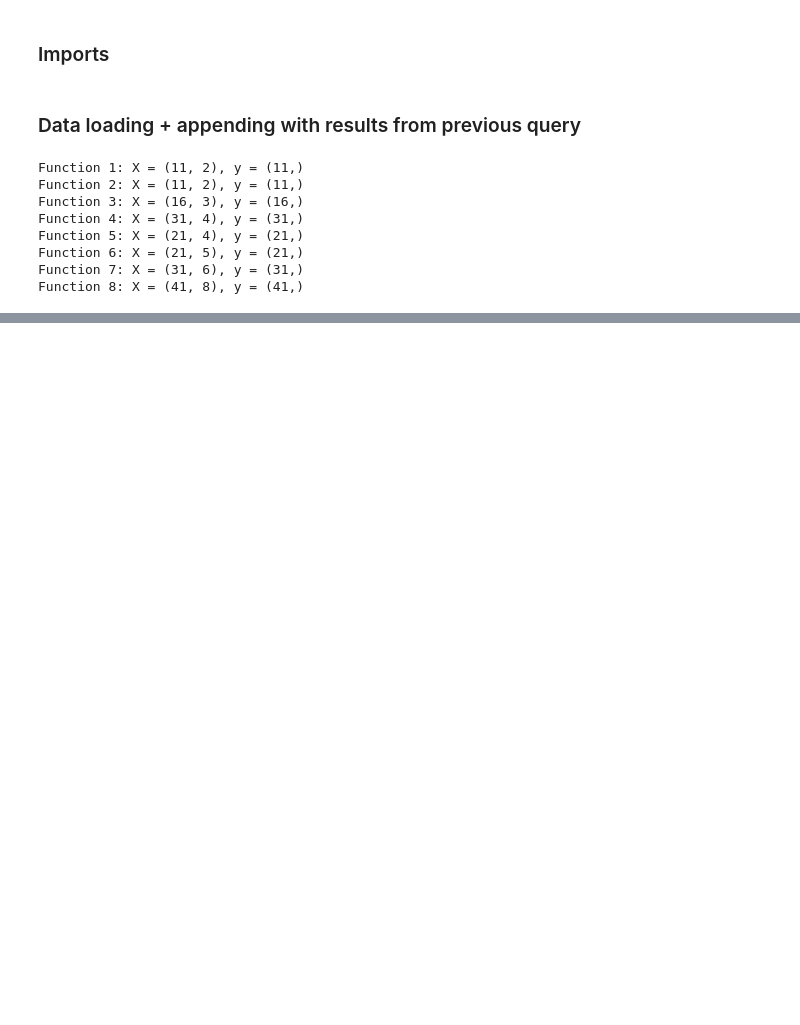
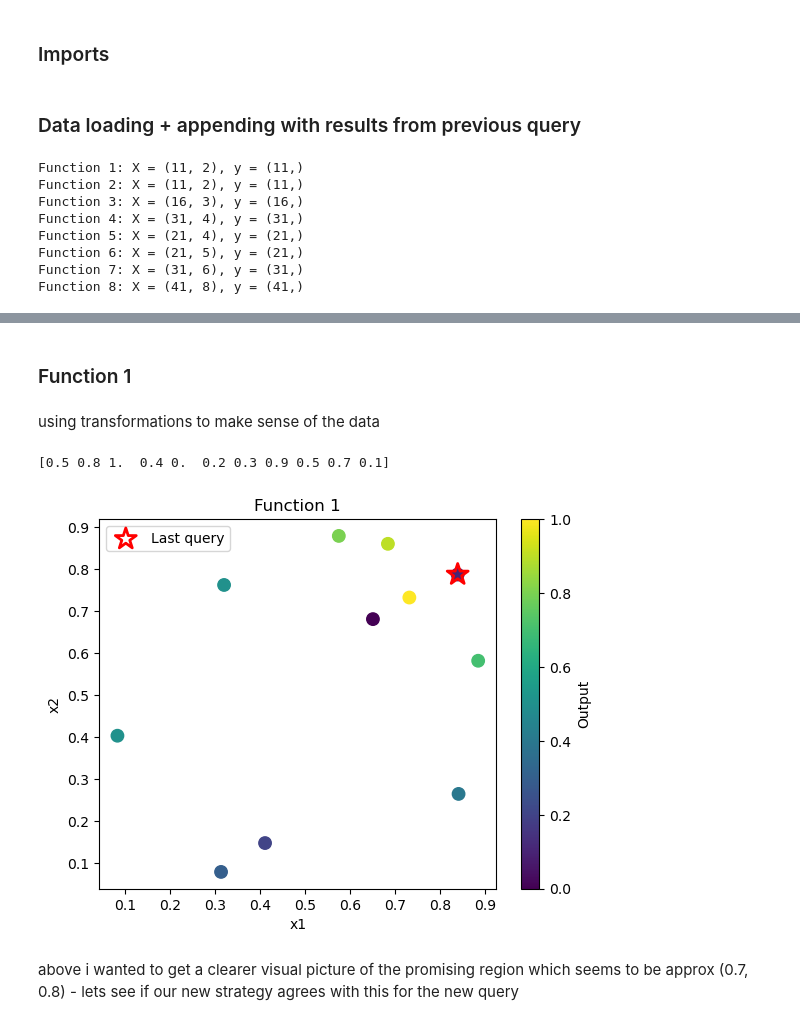
Before and after one commit to mkamar17/bbocapstone, a Jupyter notebook: project/stage-two/round_2/round_2_analysis.ipynb, the cells around one changed output, grey strips where cells are left out. Drawn from its saved outputs; the diff is of its cells as text; code cells hidden in the pictures; blank space fills up the shorter version.

Commit message:
working on f1 query - aquisition functions seem to agree

```diff
--- a/project/stage-two/round_2/round_2_analysis.ipynb
+++ b/project/stage-two/round_2/round_2_analysis.ipynb
@@ -44,0 +57,19 @@ Function 8: X = (41, 8), y = (41,)
+# %%
+def plot_2d(i, y=None):
+    X = functions[i]["X"]
+    y = functions[i]["y"] if y is None else y
+
+    plt.scatter(X[:, 0], X[:, 1], c=y, cmap="viridis", s=80)
+    plt.colorbar(label="Output")
+
+    # Last week's query
+    plt.scatter(X[-1, 0], X[-1, 1],
+                marker="*", s=250, edgecolors="red",
+                facecolors="none", linewidths=2,
+                label="Last query")
+
+    plt.xlabel("x1")
+    plt.ylabel("x2")
+    plt.title(f"Function {i}")
+    plt.legend()
+    plt.show()
@@ -44,0 +164,23 @@ Function 8: X = (41, 8), y = (41,)
+# %% [markdown]
+### Function 1
+# %% [markdown]
+using transformations to make sense of the data
+# %%
+from sklearn.preprocessing import QuantileTransformer
+
+def scale_scores(y):
+    qt = QuantileTransformer(
+        n_quantiles=len(y),
+        output_distribution="uniform"
+    )
+    return qt.fit_transform(y.reshape(-1, 1)).ravel()
+# %%
+y_scaled = scale_scores(functions[1]["y"])
+
+print(y_scaled)
+plot_2d(1, y_scaled)
+# %% [output]
+[0.5 0.8 1.  0.4 0.  0.2 0.3 0.9 0.5 0.7 0.1]
+[figure, added]
+# %% [markdown]
+above i wanted to get a clearer visual picture of the promising region which seems to be approx (0.7, 0.8) - lets see if our new strategy agrees with this for the new query
```
Also changed, not shown: parts of 16 cells of this notebook.
